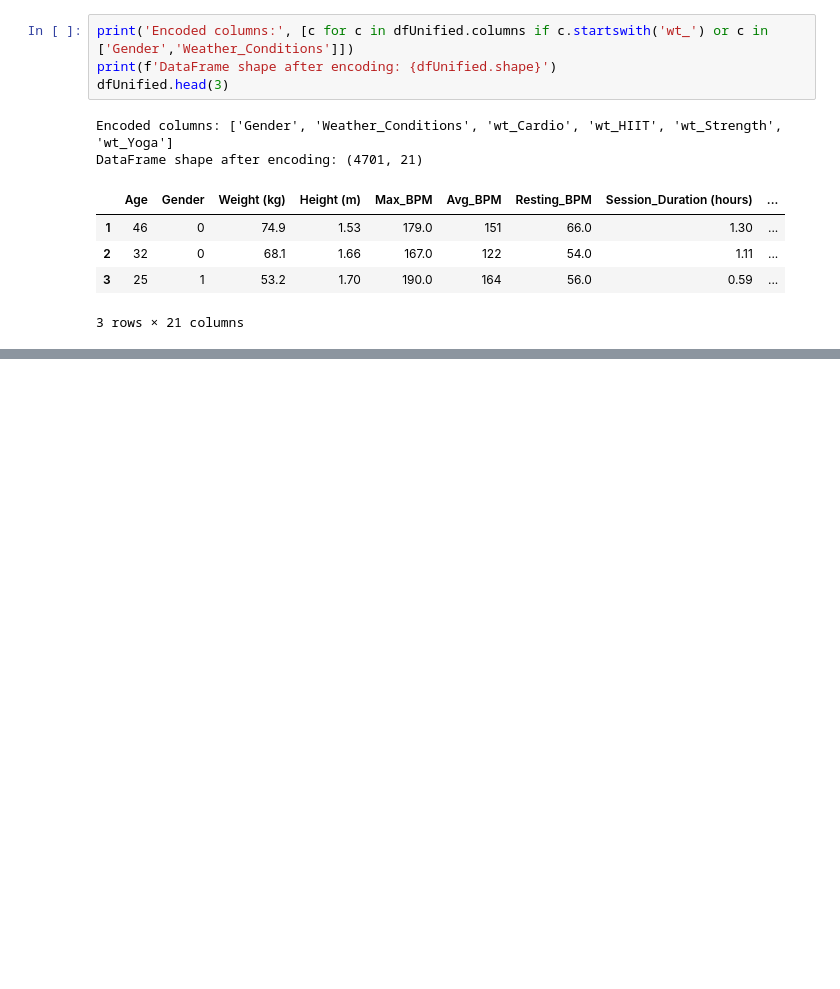
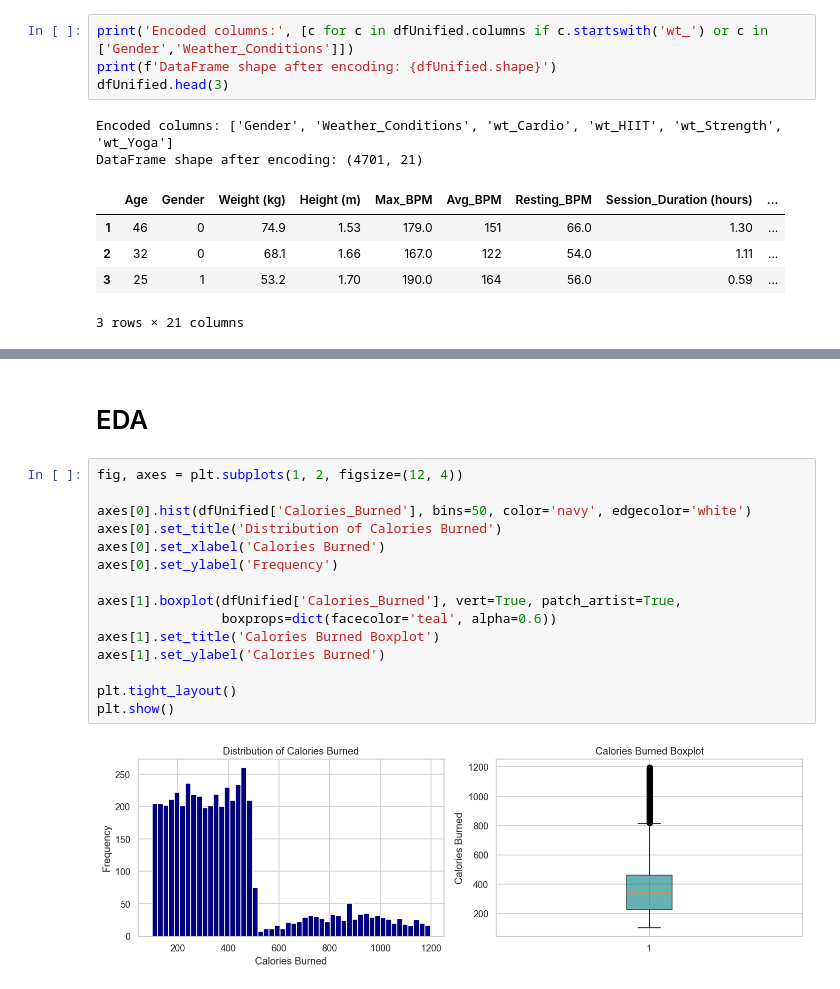
Before and after one commit to heyisula/caloriesense, a Jupyter notebook: train.ipynb, the cells around one changed output, grey strips where cells are left out. Drawn from its saved outputs; the diff is of its cells as text; blank space fills up the shorter version.

```diff
--- a/train.ipynb
+++ b/train.ipynb
@@ -350,0 +391,19 @@ DataFrame shape after encoding: (4701, 21)
+# %% [markdown]
+# EDA
+# %%
+fig, axes = plt.subplots(1, 2, figsize=(12, 4))
+
+axes[0].hist(dfUnified['Calories_Burned'], bins=50, color='navy', edgecolor='white')
+axes[0].set_title('Distribution of Calories Burned')
+axes[0].set_xlabel('Calories Burned')
+axes[0].set_ylabel('Frequency')
+
+axes[1].boxplot(dfUnified['Calories_Burned'], vert=True, patch_artist=True,
+                boxprops=dict(facecolor='teal', alpha=0.6))
+axes[1].set_title('Calories Burned Boxplot')
+axes[1].set_ylabel('Calories Burned')
+
+plt.tight_layout()
+plt.show()
+# %% [output]
+[figure, added]
```
Also changed, not shown: parts of 6 cells of this notebook.
